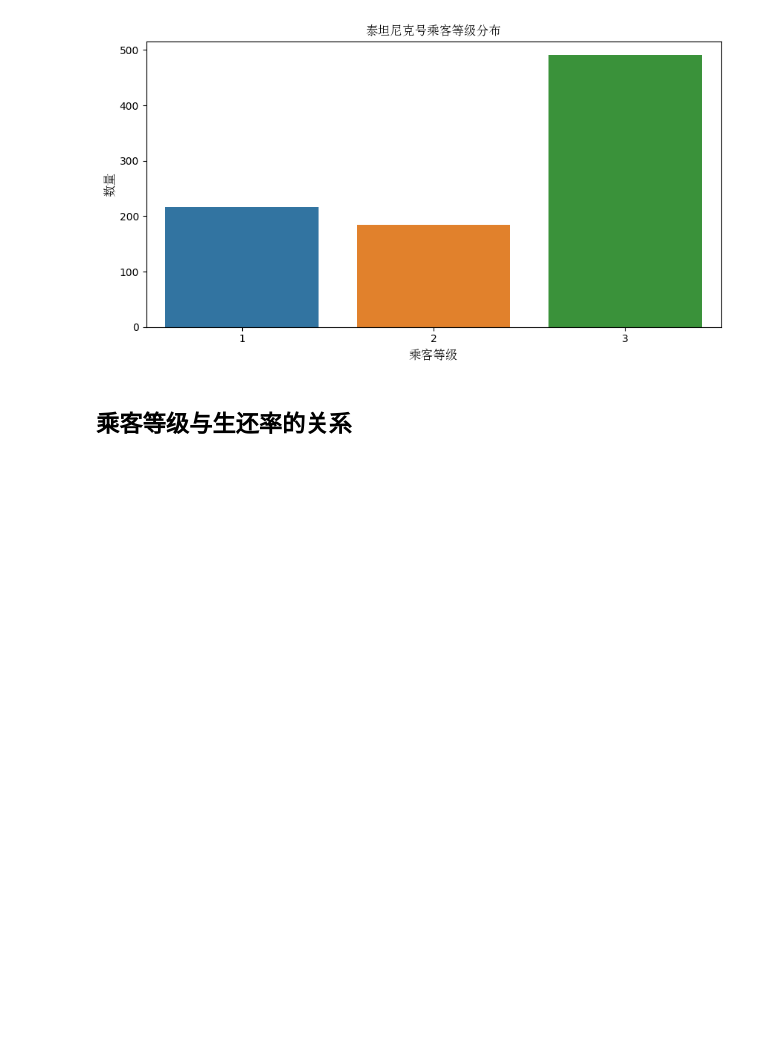
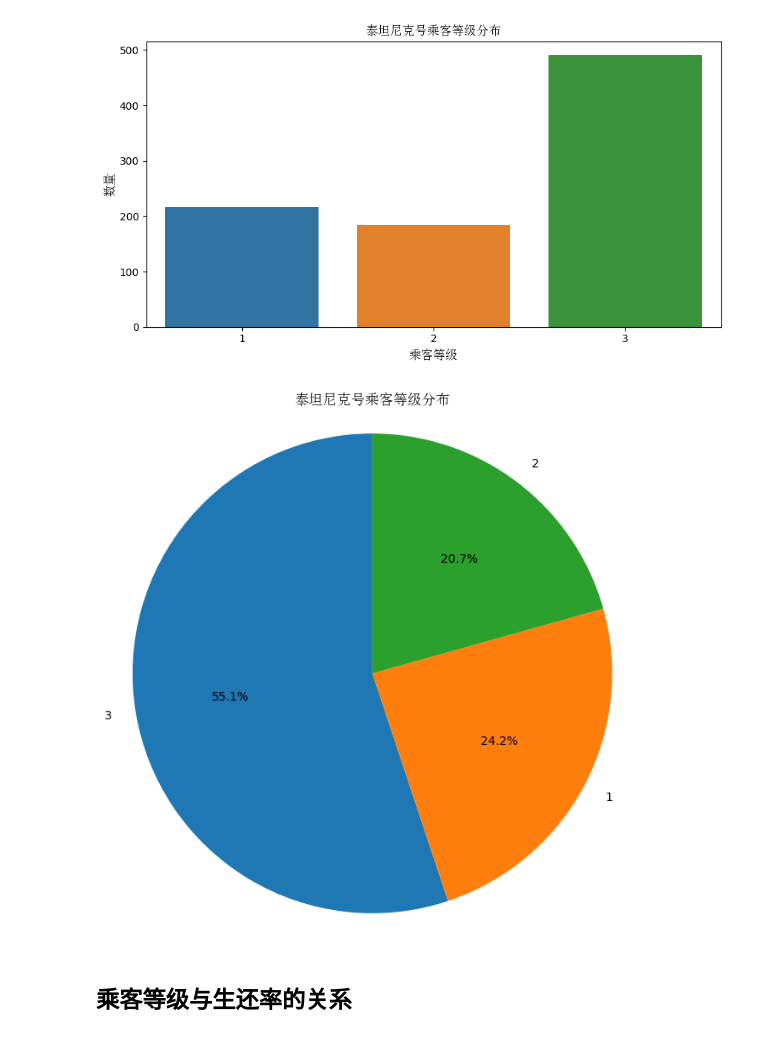
Before and after one commit to inspireMeNow/python-practice, a Jupyter notebook: day13/main.ipynb, the cells around one changed output. Cells and saved outputs as stored; diff of their text form; code cells hidden in the pictures; blank space fills up the shorter version.

```diff
--- a/day13/main.ipynb
+++ b/day13/main.ipynb
@@ -12,7 +12,7 @@ data = pd.read_csv("泰坦尼克号.csv")
 
 # 空值处理
 data['Age'] = data['Age'].fillna(data['Age'].mean()).astype(np.int64)
-data['Embarked'] = data['Embarked'].fillna({"Embarked":"S"},inplace=True)
+data['Embarked'] = data['Embarked'].fillna("S")
 
 # 删除无关列
 data.drop(['Ticket'],axis='columns')
@@ -72,6 +72,16 @@ plt.title("泰坦尼克号乘客等级分布", fontproperties=font)
 plt.show()
 # %% [output]
 [figure]
+# %%
+counts = data['Pclass'].value_counts()
+# 绘制饼状图
+plt.figure(figsize=(8, 8))
+plt.pie(counts.values, labels=counts.index, autopct='%1.1f%%', startangle=90)
+plt.title('泰坦尼克号乘客等级分布',fontproperties=font)
+plt.axis('equal')
+plt.show()
+# %% [output]
+[figure, added]
 # %% [markdown]
 ## 乘客等级与生还率的关系
 # %%
```
Also changed, not shown: parts of 12 cells of this notebook.
